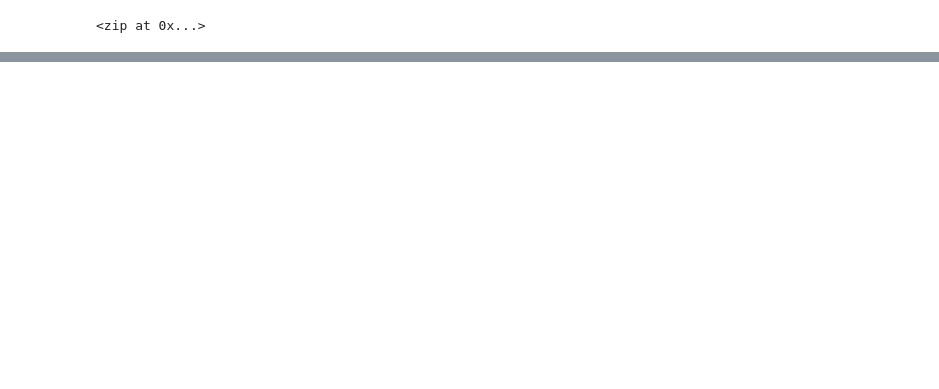
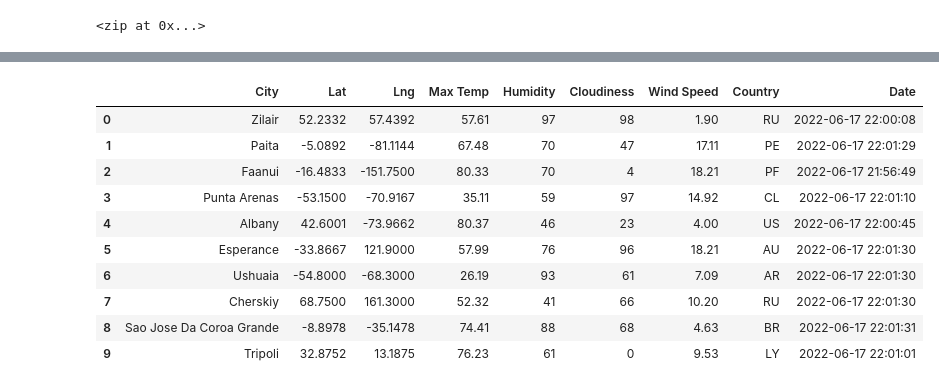
Before and after one commit to sandeepdpowar/World_Weather_Analysis, a Jupyter notebook: WeatherPy.ipynb, the cells around one changed output, grey strips where cells are left out. Saved outputs shown, nothing was run; the diff lists cells and outputs as text; code cells hidden in the pictures; blank space fills up the shorter version.

```diff
--- a/WeatherPy.ipynb
+++ b/WeatherPy.ipynb
@@ -26,0 +123,16 @@ len(cities)
+# %%
+# Convert the array of dictionaries to a Pandas DataFrame.
+city_data_df = pd.DataFrame(city_data)
+city_data_df.head(10)
+# %% [output]
+|  | City | Lat | Lng | Max Temp | Humidity | Cloudiness | Wind Speed | Country | Date |
+| 0 | Zilair | 52.2332 | 57.4392 | 57.61 | 97 | 98 | 1.90 | RU | 2022-06-17 22:00:08 |
+| 1 | Paita | -5.0892 | -81.1144 | 67.48 | 70 | 47 | 17.11 | PE | 2022-06-17 22:01:29 |
+| 2 | Faanui | -16.4833 | -151.7500 | 80.33 | 70 | 4 | 18.21 | PF | 2022-06-17 21:56:49 |
+| 3 | Punta Arenas | -53.1500 | -70.9167 | 35.11 | 59 | 97 | 14.92 | CL | 2022-06-17 22:01:10 |
+| 4 | Albany | 42.6001 | -73.9662 | 80.37 | 46 | 23 | 4.00 | US | 2022-06-17 22:00:45 |
+| 5 | Esperance | -33.8667 | 121.9000 | 57.99 | 76 | 96 | 18.21 | AU | 2022-06-17 22:01:30 |
+| 6 | Ushuaia | -54.8000 | -68.3000 | 26.19 | 93 | 61 | 7.09 | AR | 2022-06-17 22:01:30 |
+| 7 | Cherskiy | 68.7500 | 161.3000 | 52.32 | 41 | 66 | 10.20 | RU | 2022-06-17 22:01:30 |
+| 8 | Sao Jose Da Coroa Grande | -8.8978 | -35.1478 | 74.41 | 88 | 68 | 4.63 | BR | 2022-06-17 22:01:31 |
+| 9 | Tripoli | 32.8752 | 13.1875 | 76.23 | 61 | 0 | 9.53 | LY | 2022-06-17 22:01:01 |
```
Also changed, not shown: parts of 12 cells of this notebook, 4 other files.
